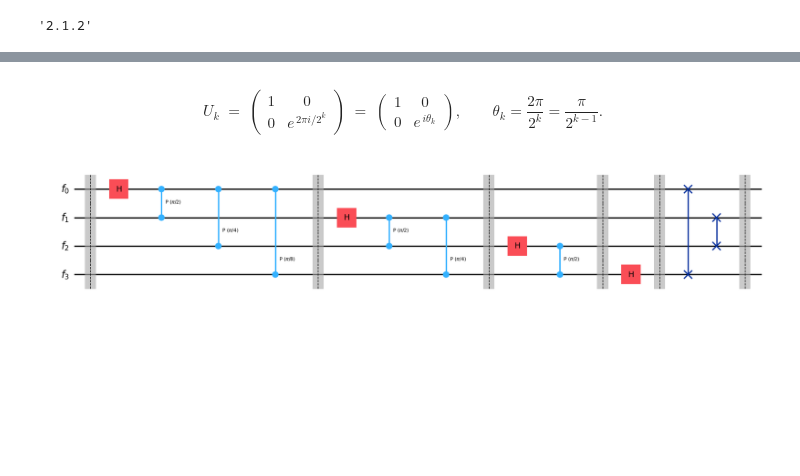
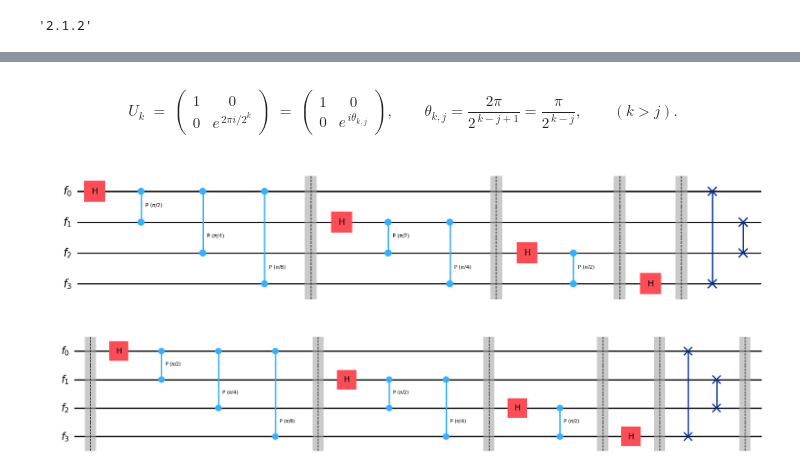
Before and after one commit to Brotherhood94/quantum_lessons, a Jupyter notebook: Quantum Fourier Transform (QFT) and Quantum Phase Estimation (QPE).ipynb, the cells around one changed output, grey strips where cells are left out. Drawn from its saved outputs; the diff is of its cells as text; code cells hidden in the pictures; blank space fills up the shorter version.

```diff
--- a/Quantum Fourier Transform (QFT) and Quantum Phase Estimation (QPE).ipynb
+++ b/Quantum Fourier Transform (QFT) and Quantum Phase Estimation (QPE).ipynb
@@ -30,10 +30,10 @@ U_k \;=\;
 \;=\;
 \begin{pmatrix}
 1 & 0\\
-0 & e^{\,i\theta_k}
+0 & e^{\,i\theta_{k,j}}
 \end{pmatrix},
 \qquad
-\theta_k=\frac{2\pi}{2^k}=\frac{\pi}{2^{k-1}}.
+\theta_{k,j}=\frac{2\pi}{2^{\,k-j+1}}=\frac{\pi}{2^{\,k-j}},\qquad (k>j).
 $$
 # %%
 def QFT(n):
@@ -53,6 +53,14 @@ def QFT(n):
         qft_circuit.append(SwapGate(), [q[i], q[len(q)-i-1]])
 
     return qft_circuit
+# %%
+n = 4
+f = QuantumRegister(n, 'f')
+qft_circuit = QuantumCircuit(f, name='QFT '+str(n))
+qft_circuit.append(QFT(len(f)), f[0:])
+qft_circuit.decompose().draw('mpl')
+# %% [output]
+[figure, added]
 # %%
 def encode_bin_value(bin_value):
     q = QuantumRegister(len(bin_value))
```
Also changed, not shown: parts of 19 cells of this notebook.
